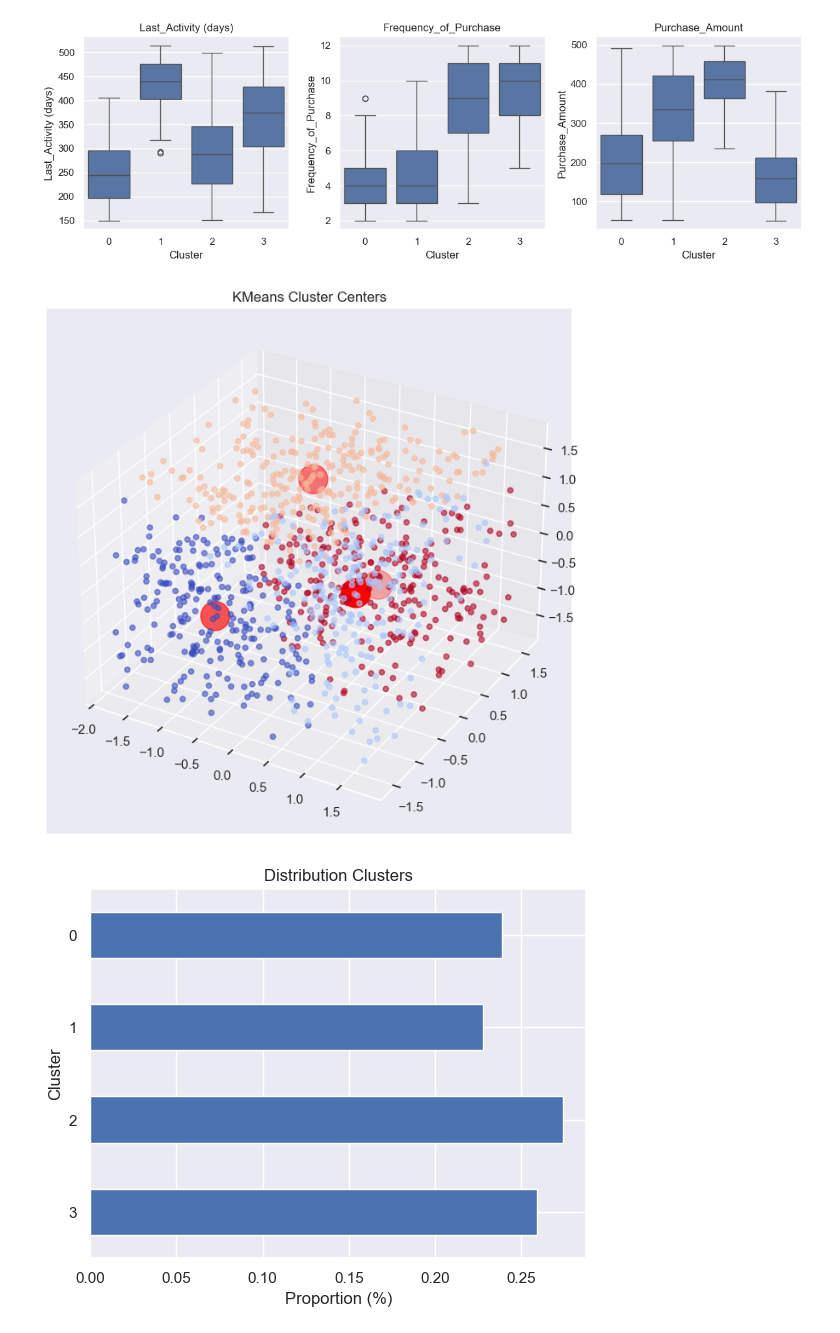
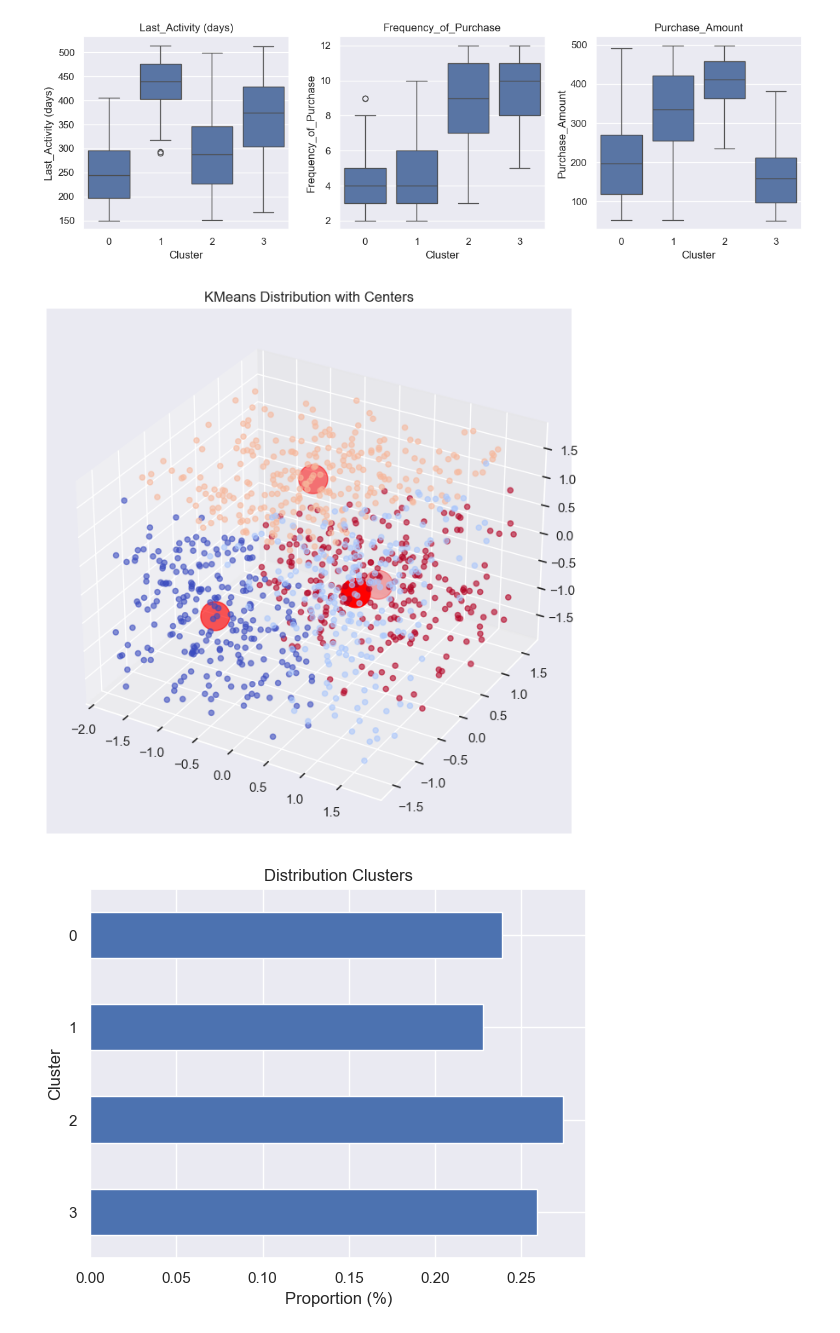
Before and after one commit to emsif84/clustering_ecommerce, a Jupyter notebook: clustering.ipynb, the cells around one changed output. Cells and saved outputs as stored; diff of their text form; code cells hidden in the pictures.

```diff
--- a/clustering.ipynb
+++ b/clustering.ipynb
@@ -571,29 +571,28 @@ for i, feature in enumerate(cluster_filter):
 # %%
 #Plot KMeans Cluster Centers
 from mpl_toolkits import mplot3d
 
 plt.figure(figsize=(8,8))
 ax = plt.axes(projection='3d')
 
 #Cluster Centers
 ax.scatter(xs=cluster_best.cluster_centers_[:, 0], \
            ys=cluster_best.cluster_centers_[:, 1], \
            zs=cluster_best.cluster_centers_[:, 2], \
            s=600,c='red',marker='o')
 
 #Cluster
 ax.scatter(xs=cluster_filter_scale[:, 0], \
            ys=cluster_filter_scale[:, 1], \
            zs=cluster_filter_scale[:, 2],c=cluster_best.labels_, \
            alpha=.6, \
            s=20, \
            cmap='coolwarm')
 
-ax.set_title('KMeans Cluster Centers')
-ax.set_title('KMeans Cluster Centers')
+ax.set_title('KMeans Distribution with Centers')
 plt.show()
 # %% [output]
-[figure, old version]
+[figure, new version]
 # %%
 #Plot distribution Clusters
 data['Cluster'] \
```
Also changed, not shown: 1 other file.
